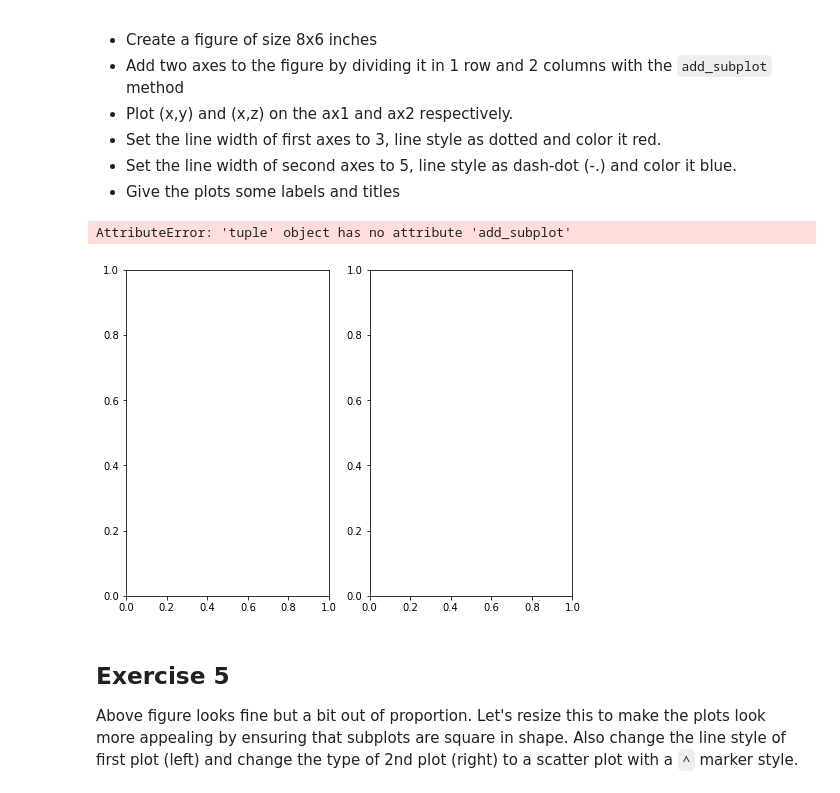
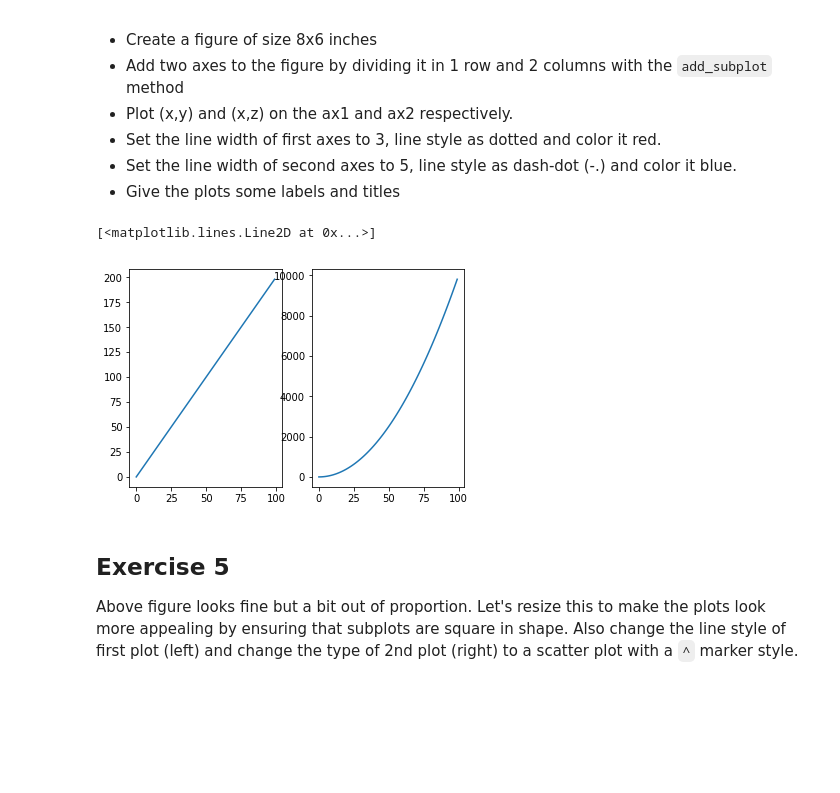
Before and after one commit to keita-dc/dsc-more-practice-with-matplotlib-lab-dc-ds-060319, a Jupyter notebook: index.ipynb, the cells around one changed output. Drawn from its saved outputs; the diff is of its cells as text; code cells hidden in the pictures; blank space fills up the shorter version.

```diff
--- a/index.ipynb
+++ b/index.ipynb
@@ -112,14 +112,14 @@ Perform following steps in the cell below:
 * Set the line width of second axes to 5, line style as dash-dot (-.) and color it blue.
 * Give the plots some labels and titles
 # %%
-fig = plt.subplots(ncols=2, nrows=1, figsize=(8,6))
-ax1 = fig.add_subplot(121)
+fig = plt.figure()
+ax1 = fig.add_subplot(121,c)
 ax1.plot(x,y)
 ax2 = fig.add_subplot(122)
 ax2.plot(x,z)
 # %% [output]
-AttributeError: 'tuple' object has no attribute 'add_subplot'
+[<matplotlib.lines.Line2D at 0x...>]
-[figure, old version]
+[figure, new version]
 # %% [markdown]
 ## Exercise 5
 
```
